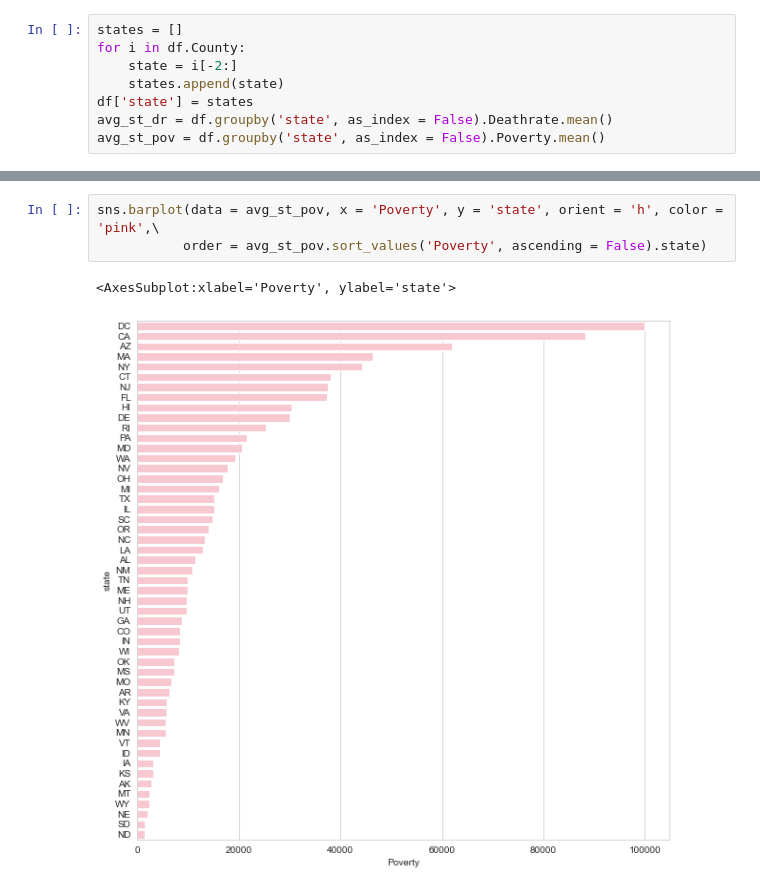
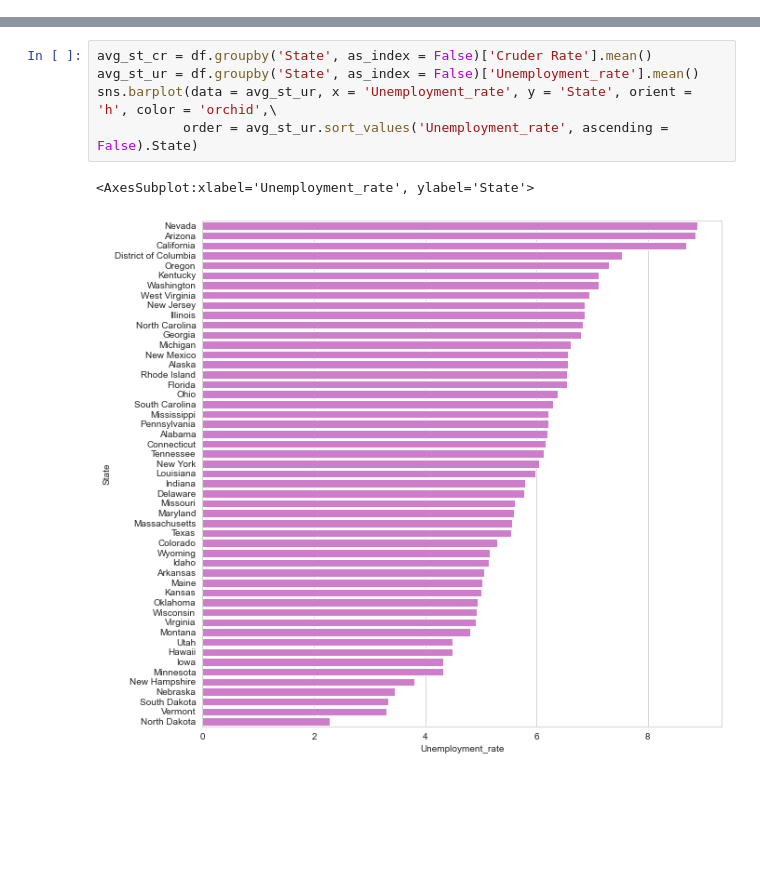
Before and after one commit to rhiannz/drugs, a Jupyter notebook: Analysis/EDA/weiweiEDA.ipynb, the cells around one changed output, grey strips where cells are left out. Saved outputs shown, nothing was run; the diff lists cells and outputs as text; blank space fills up the shorter version.

```diff
--- a/Analysis/EDA/weiweiEDA.ipynb
+++ b/Analysis/EDA/weiweiEDA.ipynb
@@ -37,8 +49,0 @@ sns.barplot(data = avg_pov_yr, x = 'Year', y = 'Poverty', color = 'navy')
-# %%
-states = []
-for i in df.County:
-    state = i[-2:]
-    states.append(state)
-df['state'] = states
-avg_st_dr = df.groupby('state', as_index = False).Deathrate.mean()
-avg_st_pov = df.groupby('state', as_index = False).Poverty.mean()
@@ -51,6 +50,8 @@ sns.barplot(data = avg_st_dr, x = 'Deathrate', y = 'state', orient = 'h', color
-# %%
-sns.barplot(data = avg_st_pov, x = 'Poverty', y = 'state', orient = 'h', color = 'pink',\
-           order = avg_st_pov.sort_values('Poverty', ascending = False).state)
-# %% [output]
-<AxesSubplot:xlabel='Poverty', ylabel='state'>
-[figure, removed]
+# %%
+avg_st_cr = df.groupby('State', as_index = False)['Cruder Rate'].mean()
+avg_st_ur = df.groupby('State', as_index = False)['Unemployment_rate'].mean()
+sns.barplot(data = avg_st_ur, x = 'Unemployment_rate', y = 'State', orient = 'h', color = 'orchid',\
+           order = avg_st_ur.sort_values('Unemployment_rate', ascending = False).State)
+# %% [output]
+<AxesSubplot:xlabel='Unemployment_rate', ylabel='State'>
+[figure, added]
```
Also changed, not shown: parts of 13 cells of this notebook.
